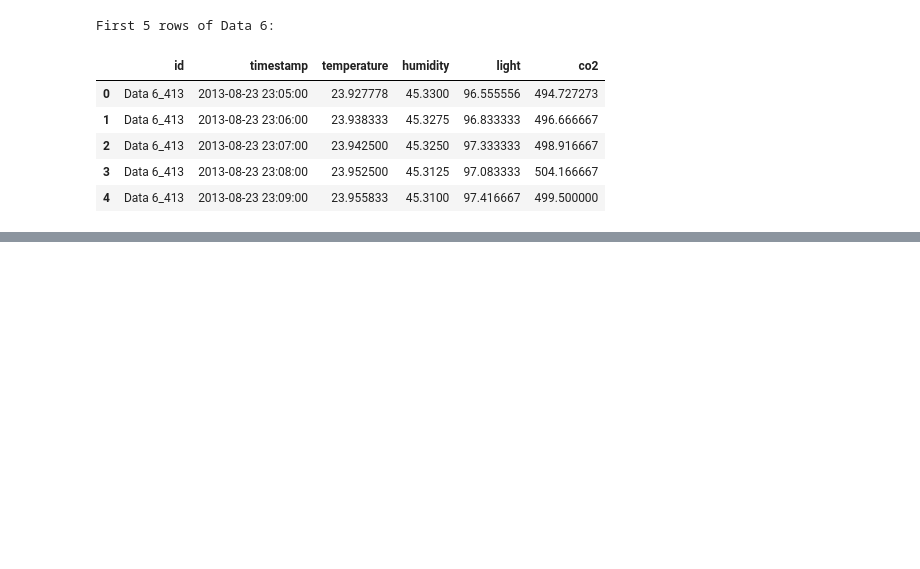
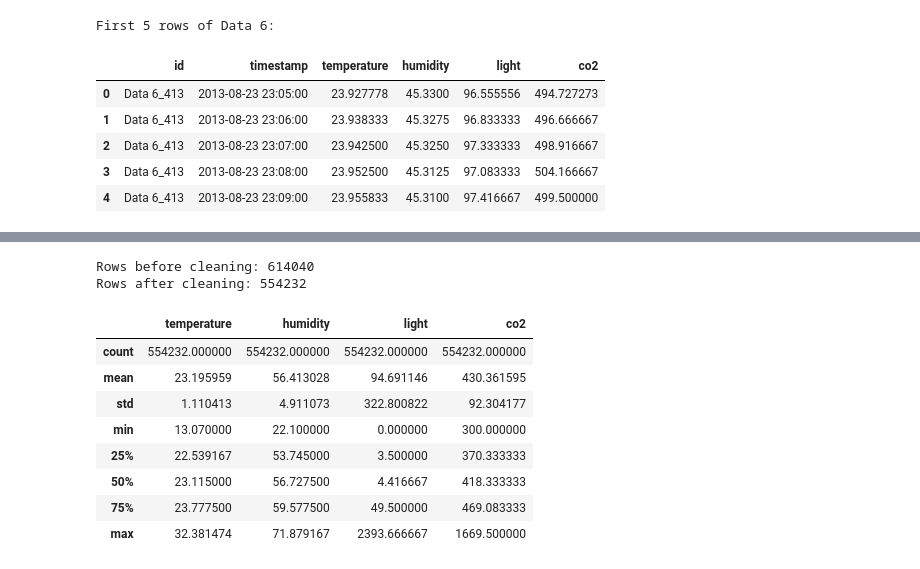
Before and after one commit to SEP4Real/SEP4, a Jupyter notebook: MAL/notebooks/1c_mock_data.ipynb, the cells around one changed output, grey strips where cells are left out. Saved outputs shown, nothing was run; the diff lists cells and outputs as text; code cells hidden in the pictures; blank space fills up the shorter version.

```diff
--- a/MAL/notebooks/1c_mock_data.ipynb
+++ b/MAL/notebooks/1c_mock_data.ipynb
@@ -611,0 +654,34 @@ First 5 rows of Data 6:
+# %%
+# Remove crazy outliers
+
+print("Rows before cleaning:", len(combined_data))
+
+clean_data = combined_data.dropna(subset=[
+    "temperature",
+    "humidity",
+    "light",
+    "co2"
+]).copy()
+
+clean_data = clean_data[
+    clean_data["temperature"].between(10, 40)
+    & clean_data["humidity"].between(0, 100)
+    & clean_data["light"].between(0, 3000)
+    & clean_data["co2"].between(300, 2500)
+].copy()
+
+print("Rows after cleaning:", len(clean_data))
+
+clean_data.describe()
+# %% [output]
+Rows before cleaning: 614040
+Rows after cleaning: 554232
+|  | temperature | humidity | light | co2 |
+| count | 554232.000000 | 554232.000000 | 554232.000000 | 554232.000000 |
+| mean | 23.195959 | 56.413028 | 94.691146 | 430.361595 |
+| std | 1.110413 | 4.911073 | 322.800822 | 92.304177 |
+| min | 13.070000 | 22.100000 | 0.000000 | 300.000000 |
+| 25% | 22.539167 | 53.745000 | 3.500000 | 370.333333 |
+| 50% | 23.115000 | 56.727500 | 4.416667 | 418.333333 |
+| 75% | 23.777500 | 59.577500 | 49.500000 | 469.083333 |
+| max | 32.381474 | 71.879167 | 2393.666667 | 1669.500000 |
```
Also changed, not shown: parts of 7 cells of this notebook.
